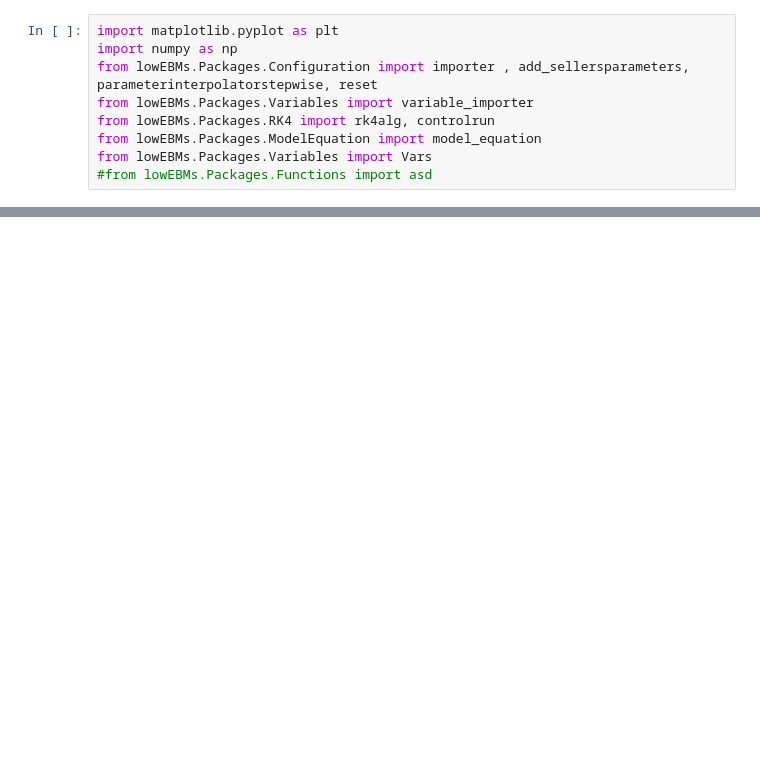
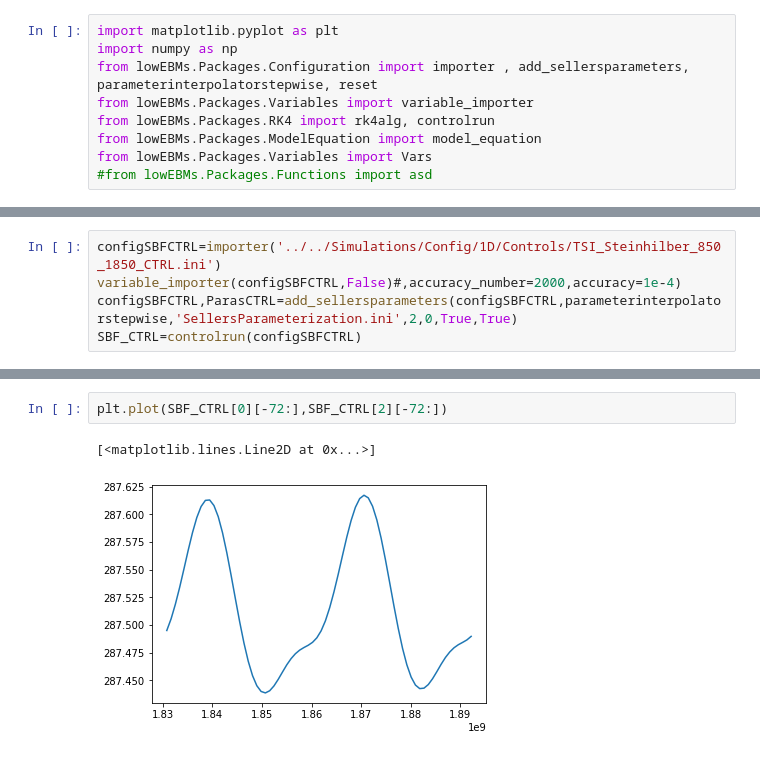
Before and after one commit to BenniSchmiedel/Low-dimensional-EBMs, a Jupyter notebook: Development_tests.ipynb, the cells around one changed output, grey strips where cells are left out. Saved outputs shown, nothing was run; the diff lists cells and outputs as text; blank space fills up the shorter version.

```diff
--- a/Development_tests.ipynb
+++ b/Development_tests.ipynb
@@ -81,0 +65,5 @@ for i in tnrange(0,10):
+# %%
+configSBFCTRL=importer('../../Simulations/Config/1D/Controls/TSI_Steinhilber_850_1850_CTRL.ini')
+variable_importer(configSBFCTRL,False)#,accuracy_number=2000,accuracy=1e-4)
+configSBFCTRL,ParasCTRL=add_sellersparameters(configSBFCTRL,parameterinterpolatorstepwise,'SellersParameterization.ini',2,0,True,True)
+SBF_CTRL=controlrun(configSBFCTRL)
@@ -81,0 +77,5 @@ for i in tnrange(0,10):
+# %%
+plt.plot(SBF_CTRL[0][-72:],SBF_CTRL[2][-72:])
+# %% [output]
+[<matplotlib.lines.Line2D at 0x...>]
+[figure, added]
```
Also changed, not shown: parts of 8 cells of this notebook, 3 other files.
